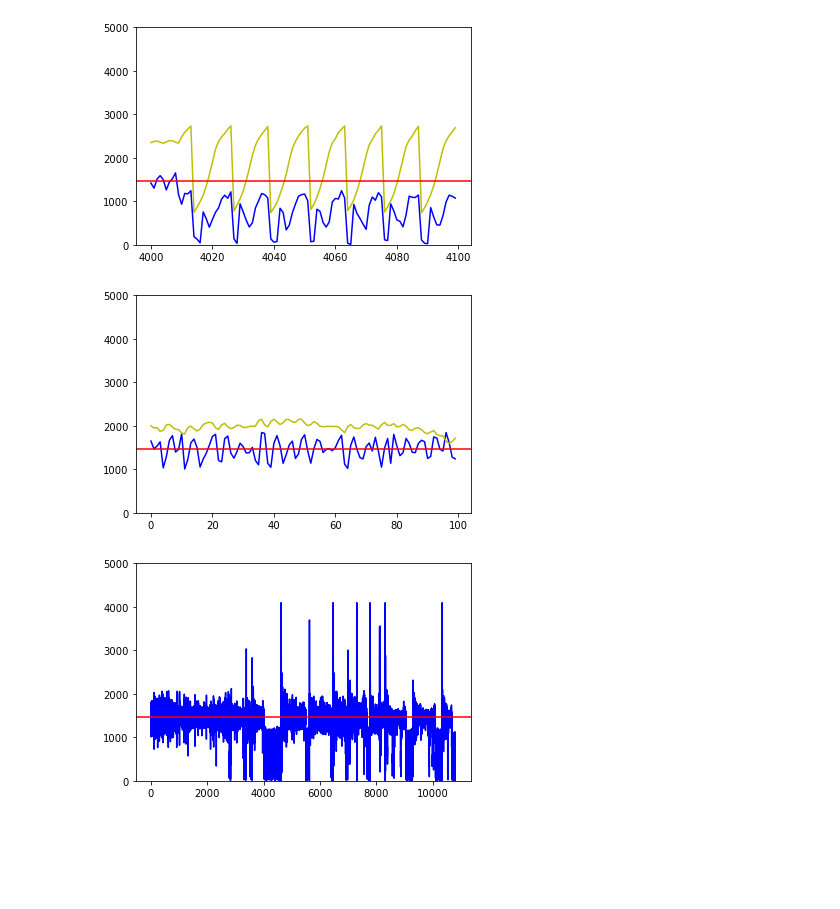
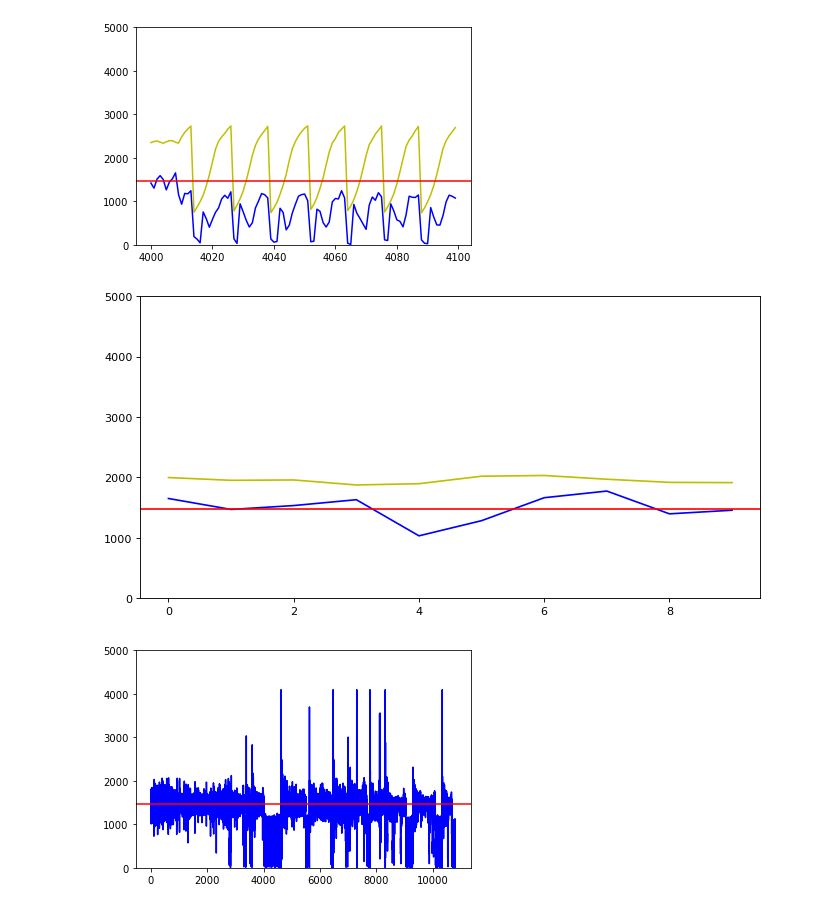
Before and after one commit to Taaccoo-beta/Flight-Simulator-In-Drosophila, a Jupyter notebook: Analysis/FF-Analysis/data/torqueCalc.ipynb, the cells around one changed output. Cells and saved outputs as stored; diff of their text form; code cells hidden in the pictures; blank space fills up the shorter version.

```diff
--- a/Analysis/FF-Analysis/data/torqueCalc.ipynb
+++ b/Analysis/FF-Analysis/data/torqueCalc.ipynb
@@ -84,13 +84,14 @@ plt.show()
 # %% [output]
 [figure]
 # %%
+plt.figure(figsize=(10, 5), dpi=80)
 plt.ylim((0, 5000))
-plt.plot([i for i in range(0,100)],tor[0:100],color="b")
-plt.plot([i for i in range(0,100)],position[0:100],color="y")
+plt.plot([i for i in range(0,10)],tor[0:10],color="b")
+plt.plot([i for i in range(0,10)],position[0:10],color="y")
 plt.axhline(1470, color= 'r')
 plt.show()
 # %% [output]
-[figure, old version]
+[figure, new version]
 # %%
 plt.ylim((0, 5000))
 plt.plot([i for i in range(len(tor))],tor[:],color="b")
```
Also changed, not shown: parts of 13 cells of this notebook.
